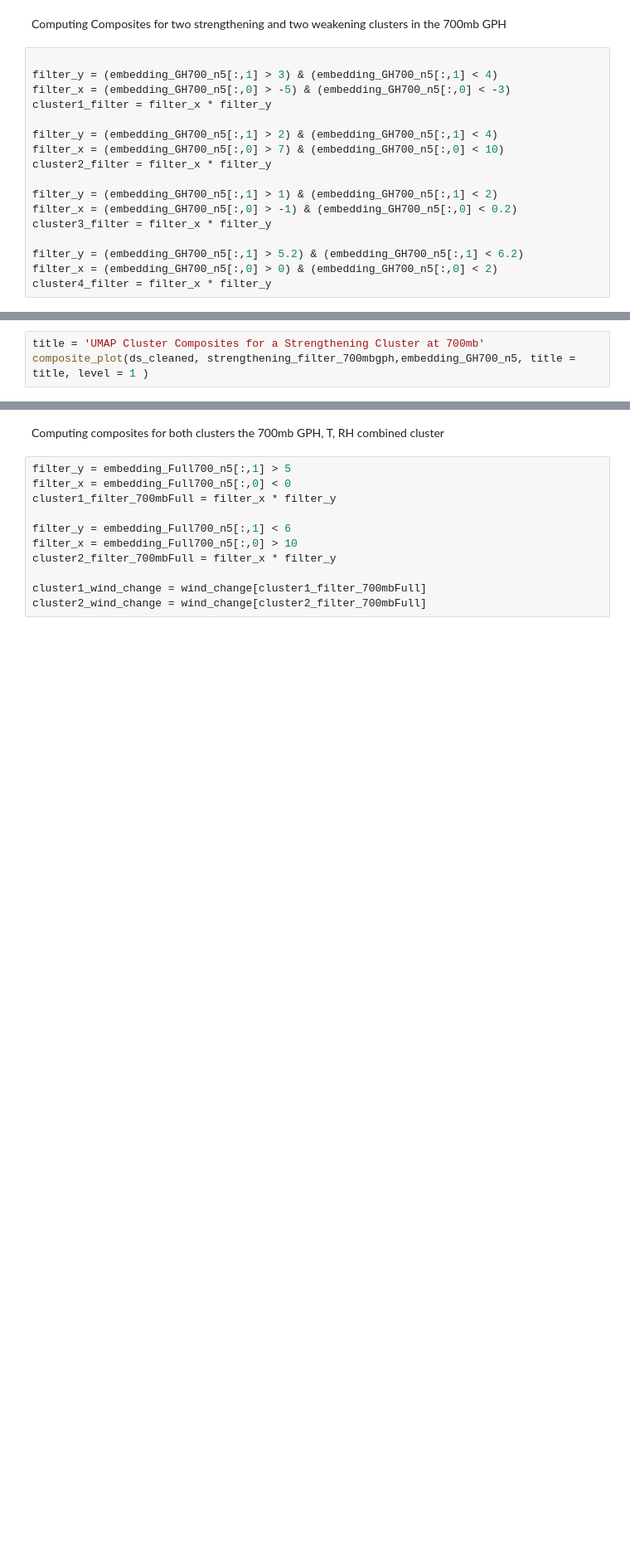
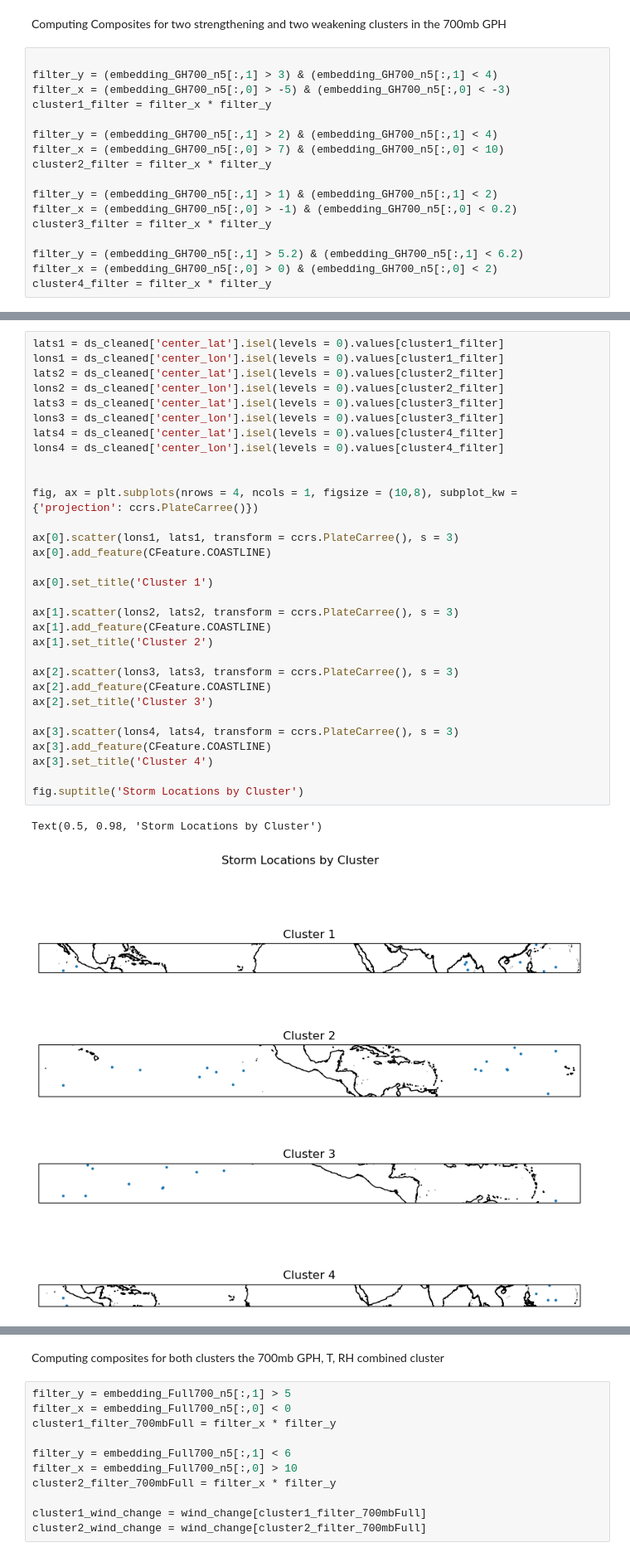
Before and after one commit to ArcticOctopi/Dimensional-Reduction-in-Tropical-Cyclones, a Jupyter notebook: UMAP_processing_workflow.ipynb, the cells around one changed output, grey strips where cells are left out. Shown at 83% size. Saved outputs shown, nothing was run; the diff lists cells and outputs as text; blank space fills up the shorter version.

```diff
--- a/UMAP_processing_workflow.ipynb
+++ b/UMAP_processing_workflow.ipynb
@@ -789,3 +681,34 @@ def composite_plot(ds, filter,UMAP_embedding,title, level = 0,):
 # %%
-title = 'UMAP Cluster Composites for a Strengthening Cluster at 700mb'
-composite_plot(ds_cleaned, strengthening_filter_700mbgph,embedding_GH700_n5, title = title, level = 1 )
+lats1 = ds_cleaned['center_lat'].isel(levels = 0).values[cluster1_filter]
+lons1 = ds_cleaned['center_lon'].isel(levels = 0).values[cluster1_filter]
+lats2 = ds_cleaned['center_lat'].isel(levels = 0).values[cluster2_filter]
+lons2 = ds_cleaned['center_lon'].isel(levels = 0).values[cluster2_filter]
+lats3 = ds_cleaned['center_lat'].isel(levels = 0).values[cluster3_filter]
+lons3 = ds_cleaned['center_lon'].isel(levels = 0).values[cluster3_filter]
+lats4 = ds_cleaned['center_lat'].isel(levels = 0).values[cluster4_filter]
+lons4 = ds_cleaned['center_lon'].isel(levels = 0).values[cluster4_filter]
+
+
+fig, ax = plt.subplots(nrows = 4, ncols = 1, figsize = (10,8), subplot_kw = {'projection': ccrs.PlateCarree()})
+
+ax[0].scatter(lons1, lats1, transform = ccrs.PlateCarree(), s = 3)
+ax[0].add_feature(CFeature.COASTLINE)
+
+ax[0].set_title('Cluster 1')
+
+ax[1].scatter(lons2, lats2, transform = ccrs.PlateCarree(), s = 3)
+ax[1].add_feature(CFeature.COASTLINE)
+ax[1].set_title('Cluster 2')
+
+ax[2].scatter(lons3, lats3, transform = ccrs.PlateCarree(), s = 3)
+ax[2].add_feature(CFeature.COASTLINE)
+ax[2].set_title('Cluster 3')
+
+ax[3].scatter(lons4, lats4, transform = ccrs.PlateCarree(), s = 3)
+ax[3].add_feature(CFeature.COASTLINE)
+ax[3].set_title('Cluster 4')
+
+fig.suptitle('Storm Locations by Cluster')
+# %% [output]
+Text(0.5, 0.98, 'Storm Locations by Cluster')
+[figure, added]
```
Also changed, not shown: parts of 19 cells of this notebook, 9 other files.
